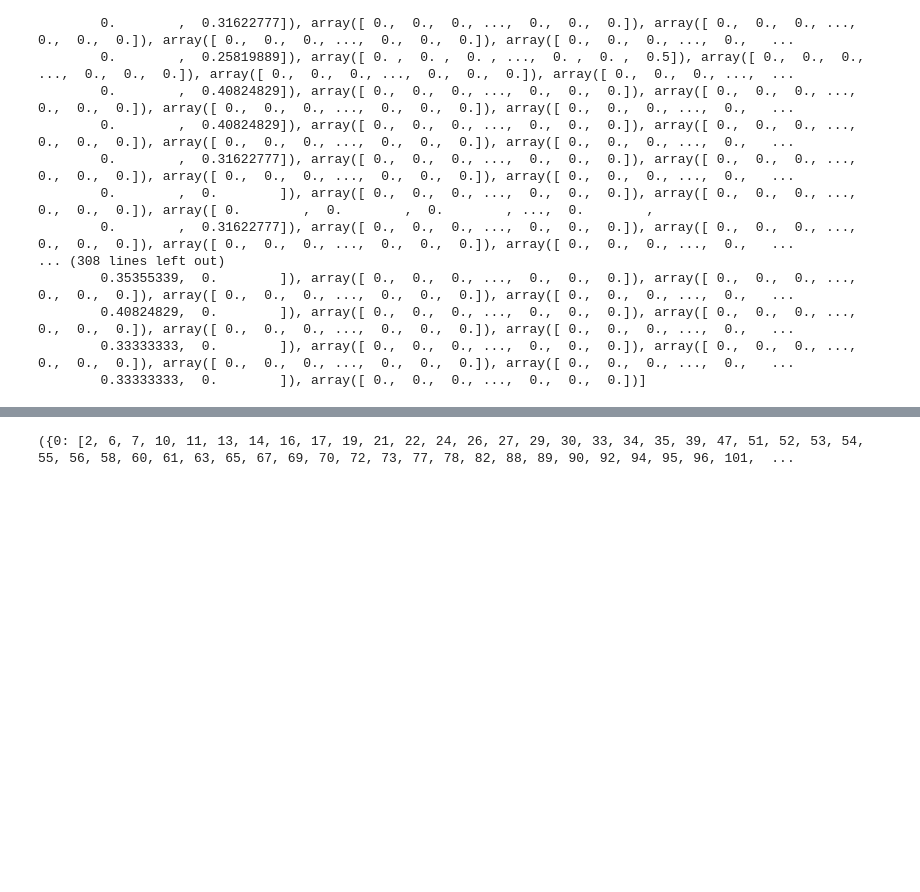
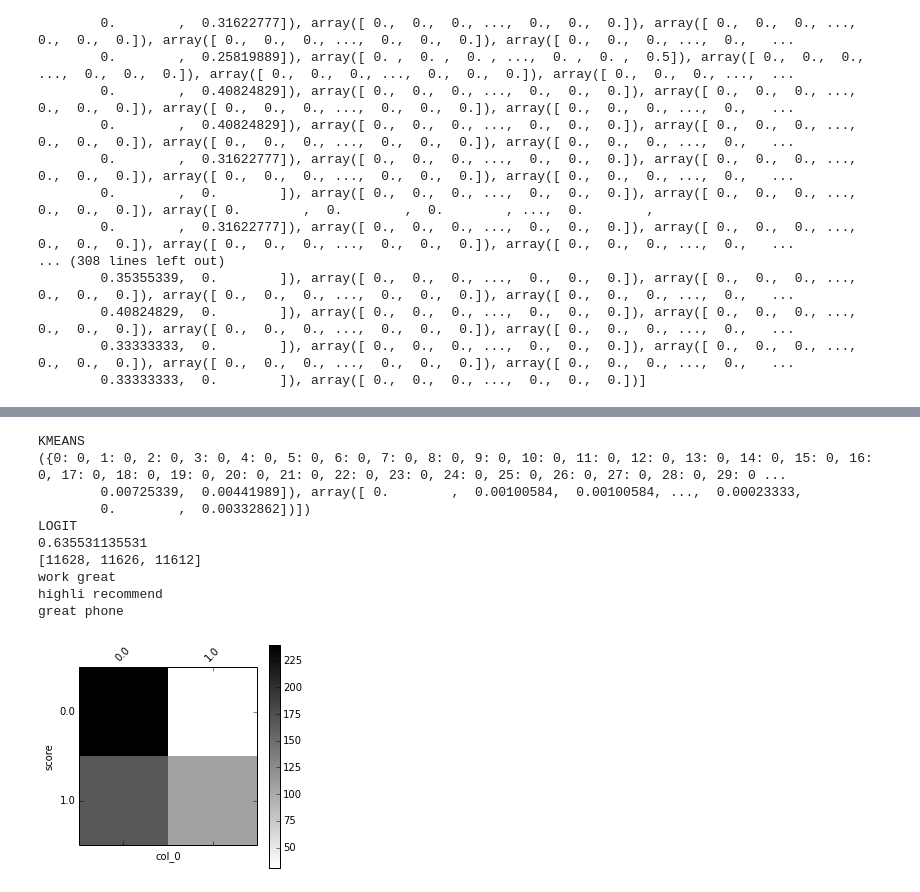
Before and after one commit to code-11/AppliedMachineLearning, a Jupyter notebook: hw3/Q1.ipynb, the cells around one changed output, grey strips where cells are left out. Drawn from its saved outputs; the diff is of its cells as text; code cells hidden in the pictures; blank space fills up the shorter version.

```diff
--- a/hw3/Q1.ipynb
+++ b/hw3/Q1.ipynb
@@ -429,34 +447,72 @@ def gram_featurenator(review, count_bag):
             ind = count_bag.keys().get_loc(n_gram)
             vector[ind] +=1
         except:
-            print("Error in looking up: "+review)
+            pass
+#             print("Error in looking up: "+review)
     return vector
+
+def check_nans(feature):
+    if np.any(np.isnan(feature)):
+        return np.zeros(len(feature))
+    else:
+        return feature
 
 def gram_make_features(data_df,bag):
     features=[]
     for review in data_df["creview"].values:
-        features.append(el2(gram_featurenator(review,bag)))
+        checked_features=check_nans(el2(gram_featurenator(review,bag)))
+#         print(checked_features)
+        features.append(checked_features)
     return features
 
 def n_gramize(n,review):
     n_grams=[]
     words=review.split()
     for i in range(len(words)):
         if i+n<=len(words):
             n_grams.append(" ".join(words[i:i+n]))
     #Special case for one word reviews
     if n_grams==[]:
         return [review]
     return n_grams
 # print (n_gramize(2,"bob fell off of the boat"))
 def part_h():
+    print("KMEANS")
     training=TRAINING
+    testing=TESTING
     data_df = DATA_DF
     ngram_bag=bag_of_ngrams(training)
     ngram_count_bag=counter_ngrams(data_df,ngram_bag)
     ngram_features=gram_make_features(training,ngram_count_bag)
-    print(k_means(2,ngram_features)[1:2])
+    print(k_means(2,ngram_features))
+
+    print("LOGIT")
+    lr = LogisticRegression()
+    lr.fit(ngram_features, training["score"])
+
+    ngram_test_features=gram_make_features(testing,ngram_count_bag)
+
+    predicted = lr.predict(ngram_test_features)
+    print (metrics.accuracy_score(testing["score"], predicted))
+    confusion(testing["score"], predicted)
+
+    sorted_ind = np.argsort(lr.coef_)[0]
+    highest= [sorted_ind[-1], sorted_ind[-2], sorted_ind[-3]]
+    print highest
+    for index in highest:
+        print(ngram_count_bag.keys()[index])
+
 #     sample_feature=gram_featurenator(training["creview"].values[4],ngram_count_bag)
 part_h()
 # %% [output]
-({0: [2, 6, 7, 10, 11, 13, 14, 16, 17, 19, 21, 22, 24, 26, 27, 29, 30, 33, 34, 35, 39, 47, 51, 52, 53, 54, 55, 56, 58, 60, 61, 63, 65, 67, 69, 70, 72, 73, 77, 78, 82, 88, 89, 90, 92, 94, 95, 96, 101,  ...
+KMEANS
+({0: 0, 1: 0, 2: 0, 3: 0, 4: 0, 5: 0, 6: 0, 7: 0, 8: 0, 9: 0, 10: 0, 11: 0, 12: 0, 13: 0, 14: 0, 15: 0, 16: 0, 17: 0, 18: 0, 19: 0, 20: 0, 21: 0, 22: 0, 23: 0, 24: 0, 25: 0, 26: 0, 27: 0, 28: 0, 29: 0 ...
+        0.00725339,  0.00441989]), array([ 0.        ,  0.00100584,  0.00100584, ...,  0.00023333,
+        0.        ,  0.00332862])])
+LOGIT
+0.635531135531
+[11628, 11626, 11612]
+work great
+highli recommend
+great phone
+[figure, added]
```
Also changed, not shown: parts of 4 cells of this notebook, 1 other file.
